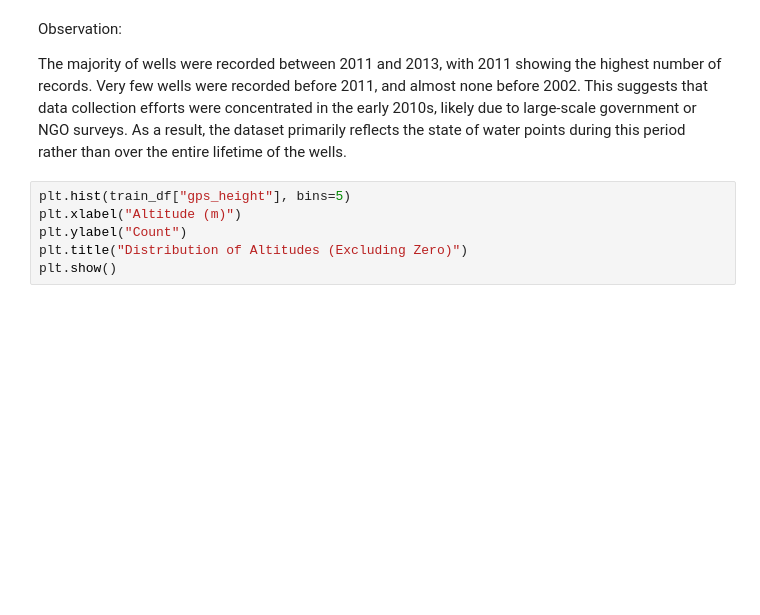
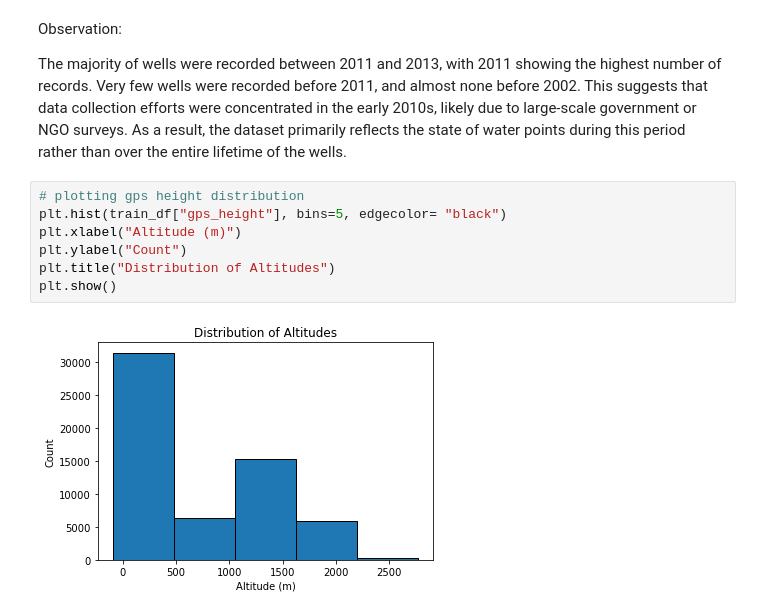
Before and after one commit to sharleneateyo/phase_3_project, a Jupyter notebook: notebook.ipynb, the cells around one changed output. Cells and saved outputs as stored; diff of their text form; blank space fills up the shorter version.

```diff
--- a/notebook.ipynb
+++ b/notebook.ipynb
@@ -1332,8 +1322,11 @@ Observation:
 
 The majority of wells were recorded between 2011 and 2013, with 2011 showing the highest number of records. Very few wells were recorded before 2011, and almost none before 2002. This suggests that data collection efforts were concentrated in the early 2010s, likely due to large-scale government or NGO surveys. As a result, the dataset primarily reflects the state of water points during this period rather than over the entire lifetime of the wells.
 # %%
-plt.hist(train_df["gps_height"], bins=5)
+# plotting gps height distribution
+plt.hist(train_df["gps_height"], bins=5, edgecolor= "black")
 plt.xlabel("Altitude (m)")
 plt.ylabel("Count")
-plt.title("Distribution of Altitudes (Excluding Zero)")
+plt.title("Distribution of Altitudes")
 plt.show()
+# %% [output]
+[figure, added]
```
Also changed, not shown: parts of 19 cells of this notebook.
